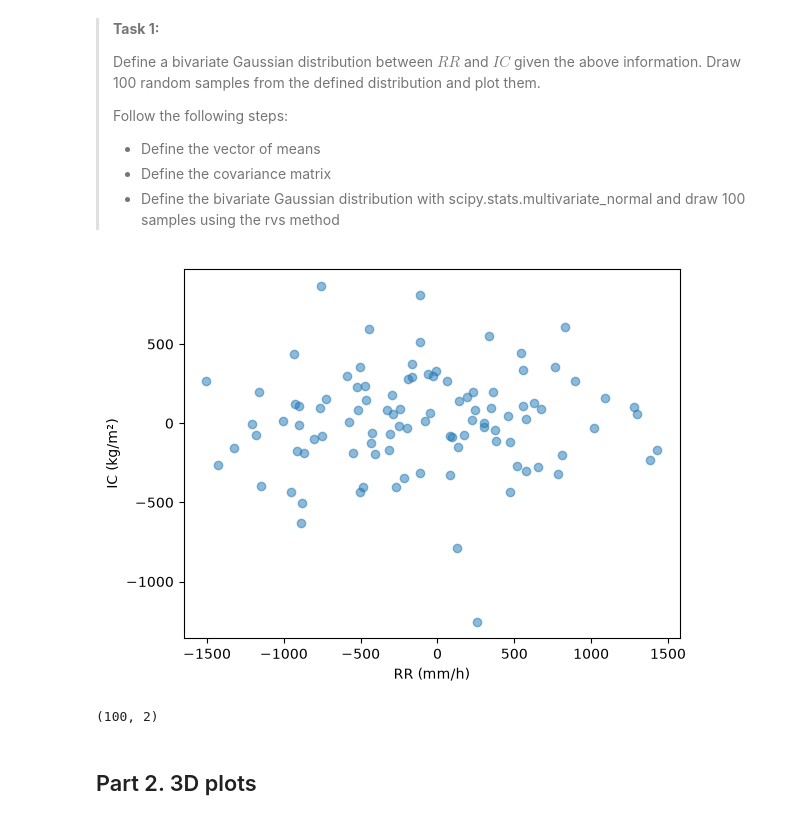
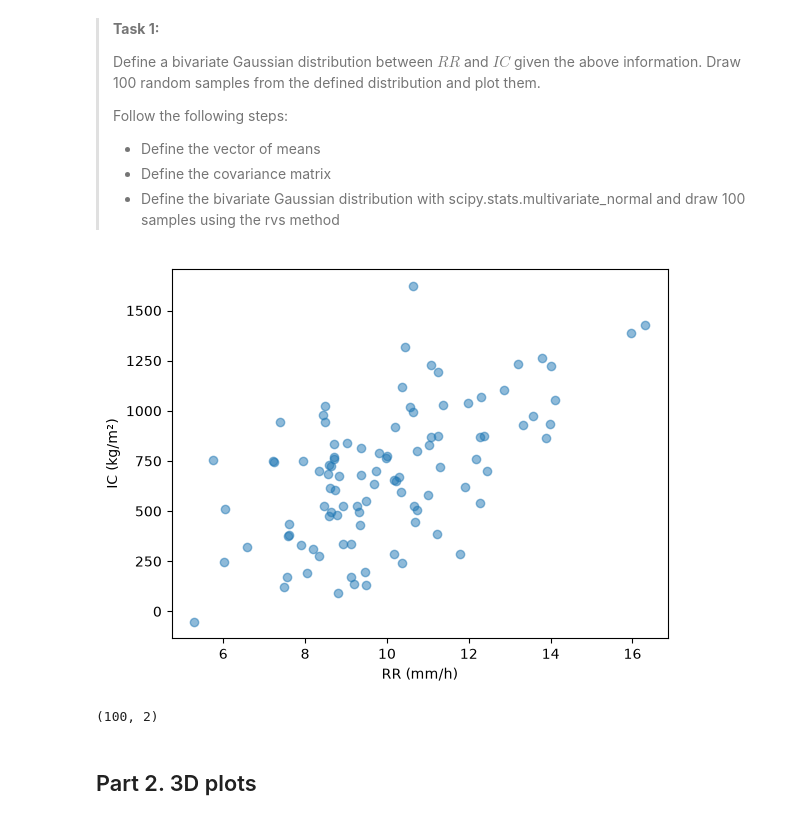
Before and after one commit to YlvaSchreijer/PA_1.5_graded, a Jupyter notebook: scipy_statcs_3d_plots.ipynb, the cells around one changed output. Saved outputs shown, nothing was run; the diff lists cells and outputs as text; code cells hidden in the pictures.

```diff
--- a/scipy_statcs_3d_plots.ipynb
+++ b/scipy_statcs_3d_plots.ipynb
@@ -23,30 +23,30 @@ import matplotlib.pyplot as plt
 # %%
 # Define the vector of means
 # Define the vector of means
 # 1 is RR
 # 2 is IC
 mu1 = 10 #mm/h
-mu2 = 2 #kg/m2
+mu2 = 700 #kg/m2
 mu = [mu1, mu2] #vector of means
 
 # Define the covariance matrix
-s1 = 700**2 #mm/h
+s1 = 2**2 #mm/h
 s2 = 300**2 #kg/m2
 covariance = 300 # mm/h*kg/m2
 sigma = [[s1, covariance], [covariance, s2]] #covariance matrix
 
 # Draw 100 samples from a bivariate Gaussian distribution
 samples = multivariate_normal(mean=mu, cov=sigma).rvs(size=100)
 
 # Scatter plot against observations
 plt.scatter(samples[:, 0], samples[:, 1], alpha=0.5)
 plt.xlabel("RR (mm/h)")
 plt.ylabel("IC (kg/m²)")
 plt.show()
 
 print(samples.shape)
 # %% [output]
-[figure, old version]
+[figure, new version]
 (100, 2)
 # %% [markdown]
 ## Part 2. 3D plots
```
Also changed, not shown: parts of 2 cells of this notebook.
